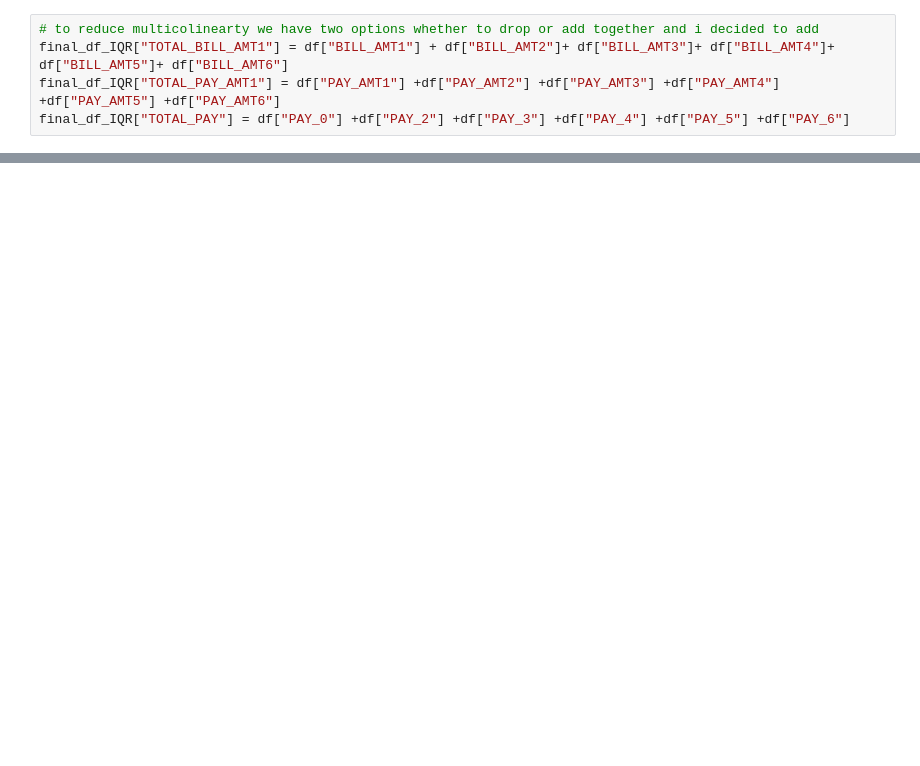
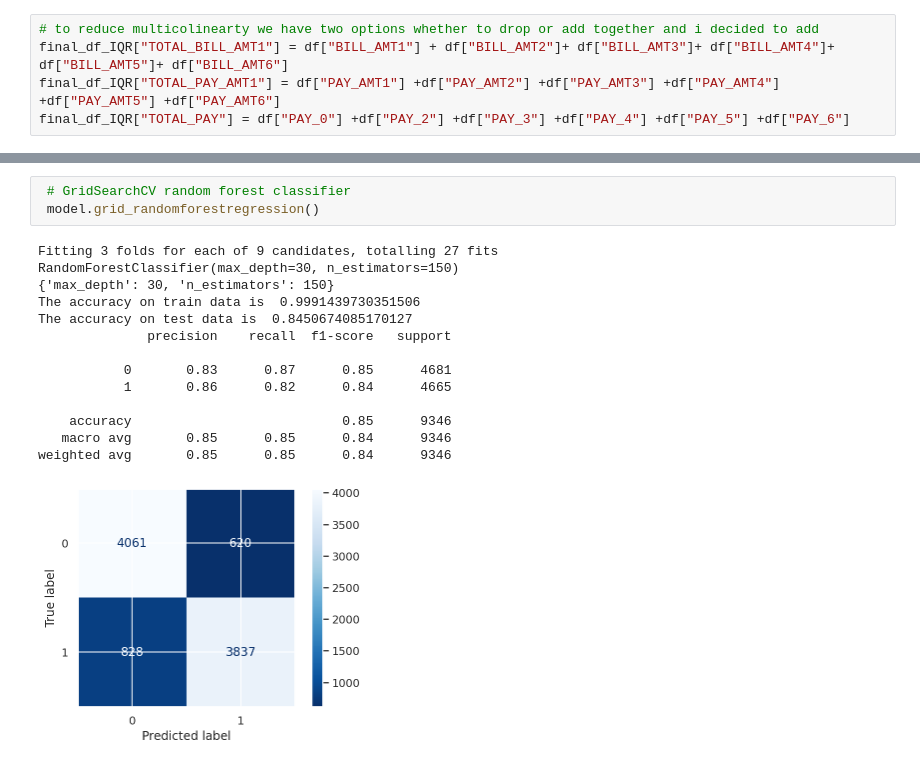
Before and after one commit to sanjayyanadi/supervised_model_classification, a Jupyter notebook: Credit_Card_Default_Prediction_Capstone_Project.ipynb, the cells around one changed output, grey strips where cells are left out. Saved outputs shown, nothing was run; the diff lists cells and outputs as text; blank space fills up the shorter version.

```diff
--- a/Credit_Card_Default_Prediction_Capstone_Project.ipynb
+++ b/Credit_Card_Default_Prediction_Capstone_Project.ipynb
@@ -1251,0 +789,18 @@ importance_df.sort_values(by=['Feature Importance'],ascending=False)
+# %%
+ # GridSearchCV random forest classifier
+ model.grid_randomforestregression()
+# %% [output]
+Fitting 3 folds for each of 9 candidates, totalling 27 fits
+RandomForestClassifier(max_depth=30, n_estimators=150)
+{'max_depth': 30, 'n_estimators': 150}
+The accuracy on train data is  0.9991439730351506
+The accuracy on test data is  0.8450674085170127
+              precision    recall  f1-score   support
+
+           0       0.83      0.87      0.85      4681
+           1       0.86      0.82      0.84      4665
+
+    accuracy                           0.85      9346
+   macro avg       0.85      0.85      0.84      9346
+weighted avg       0.85      0.85      0.84      9346
+[figure, added]
```
Also changed, not shown: parts of 77 cells of this notebook.
